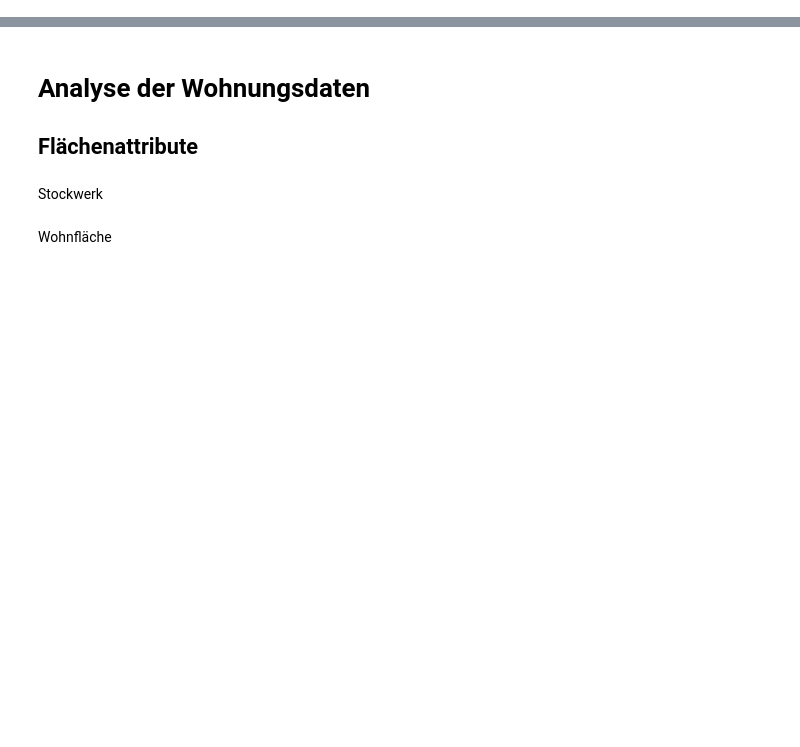
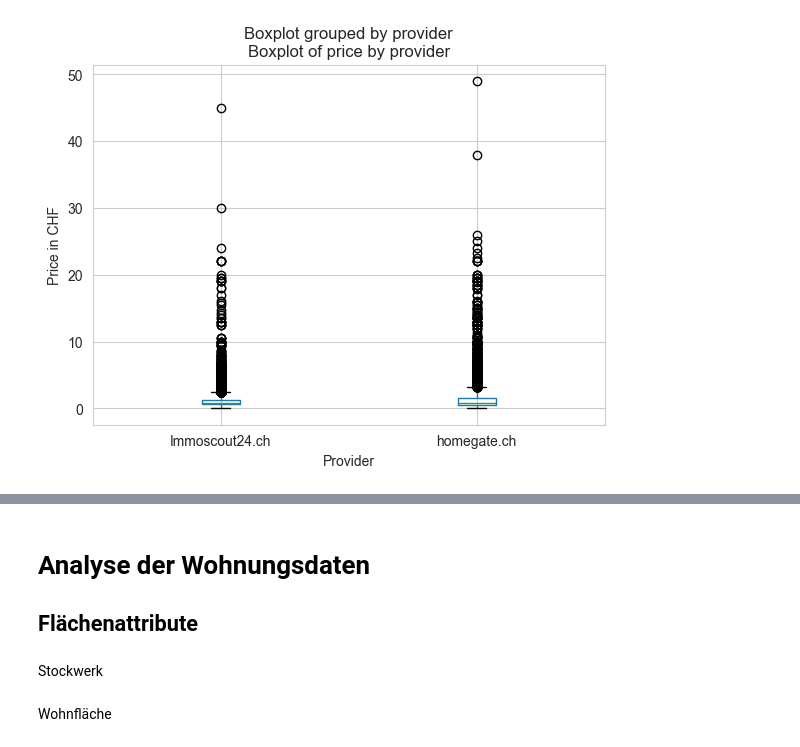
Before and after one commit to staldenhoefler/immo_challenge, a Jupyter notebook: notebooks/EDA_dsa.ipynb, the cells around one changed output, grey strips where cells are left out. Cells and saved outputs as stored; diff of their text form; code cells hidden in the pictures; blank space fills up the shorter version.

```diff
--- a/notebooks/EDA_dsa.ipynb
+++ b/notebooks/EDA_dsa.ipynb
@@ -127,0 +153,11 @@ mymap
+# %%
+# Boxplot of price and provider
+df_temp['price_cleaned'] = df['price_cleaned'].astype(float)/1000000
+df_temp['provider'] = df['provider']
+df_temp.boxplot(column='price_cleaned', by='provider', rot=0)
+plt.xlabel('Provider')
+plt.ylabel('Price in CHF')
+plt.title('Boxplot of price by provider')
+plt.show()
+# %% [output]
+[figure, added]
```
Also changed, not shown: parts of 13 cells of this notebook, 1 other file.
